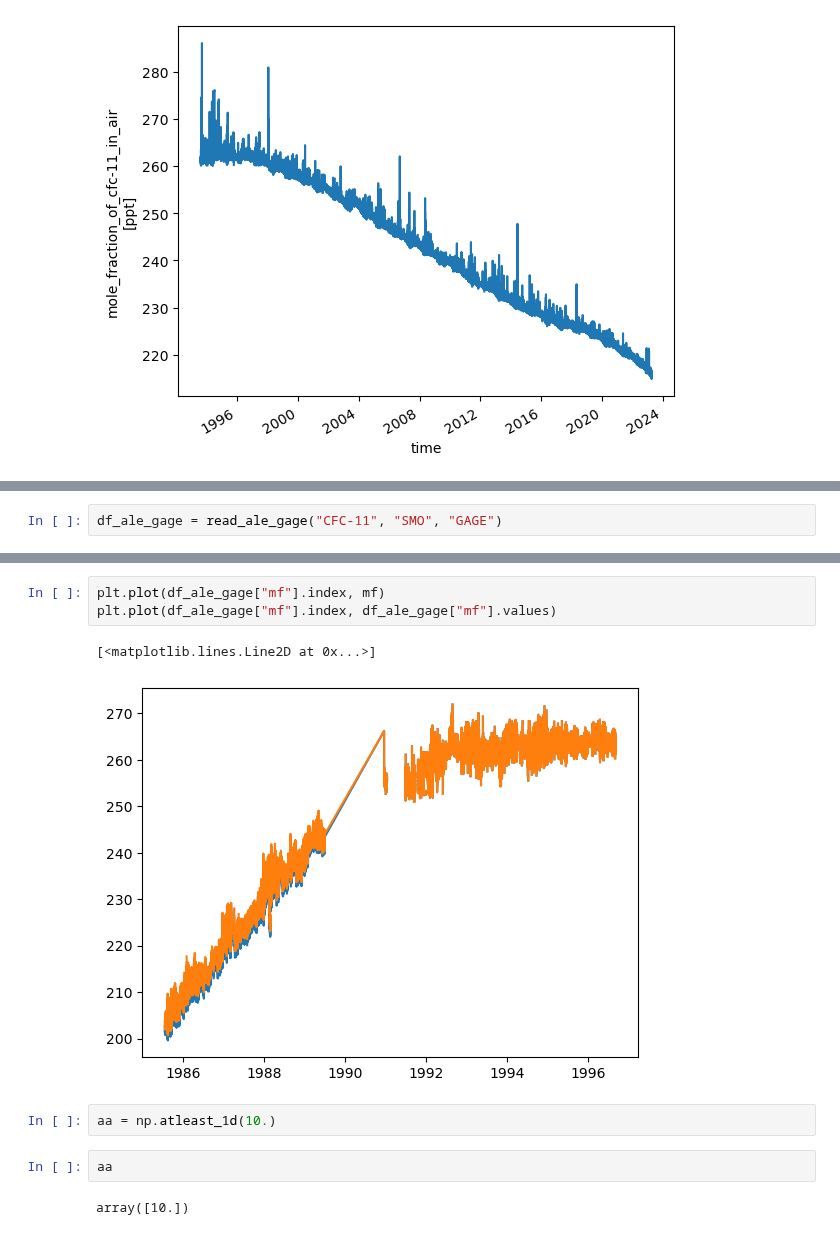
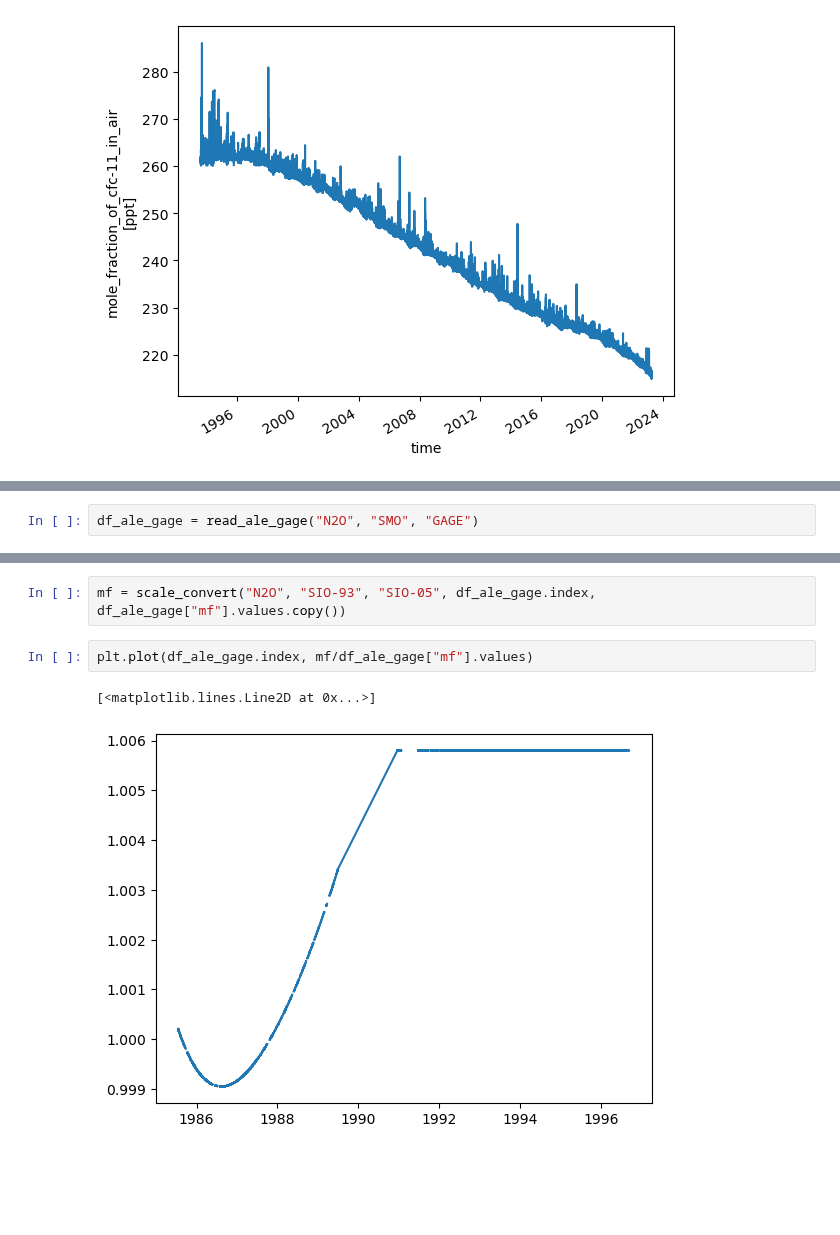
Before and after one commit to mrghg/agage-archive, a Jupyter notebook: notebooks/tutorial.ipynb, the cells around one changed output, grey strips where cells are left out. Drawn from its saved outputs; the diff is of its cells as text; blank space fills up the shorter version.

Commit message:
N2O scale bug fix

```diff
--- a/notebooks/tutorial.ipynb
+++ b/notebooks/tutorial.ipynb
@@ -34,7 +34,7 @@ Data variables:
     units:                      ppt
     file_created:               2023-04-11 08:18:30
 # %%
-df_ale_gage = read_ale_gage("CFC-11", "SMO", "GAGE")
+df_ale_gage = read_ale_gage("N2O", "SMO", "GAGE")
 # %%
 df_ale_gage["mf"].plot()
 # %% [output]
@@ -61,12 +43,7 @@ mf[idx] = mf[idx] * f[idx]
+# %%
+mf = scale_convert("N2O", "SIO-93", "SIO-05", df_ale_gage.index, df_ale_gage["mf"].values.copy())
 # %%
-plt.plot(df_ale_gage["mf"].index, mf)
-plt.plot(df_ale_gage["mf"].index, df_ale_gage["mf"].values)
+plt.plot(df_ale_gage.index, mf/df_ale_gage["mf"].values)
 # %% [output]
 [<matplotlib.lines.Line2D at 0x...>]
-[figure, old version]
+[figure, new version]
-# %%
-aa = np.atleast_1d(10.)
-# %%
-aa
-# %% [output]
-array([10.])
```
Also changed, not shown: parts of 6 cells of this notebook, 1 other file.
